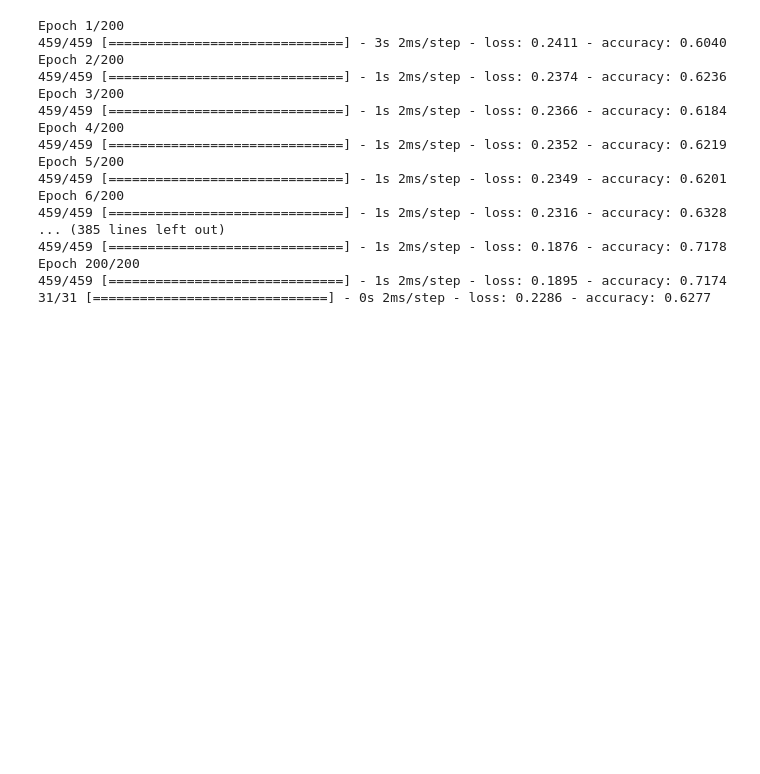
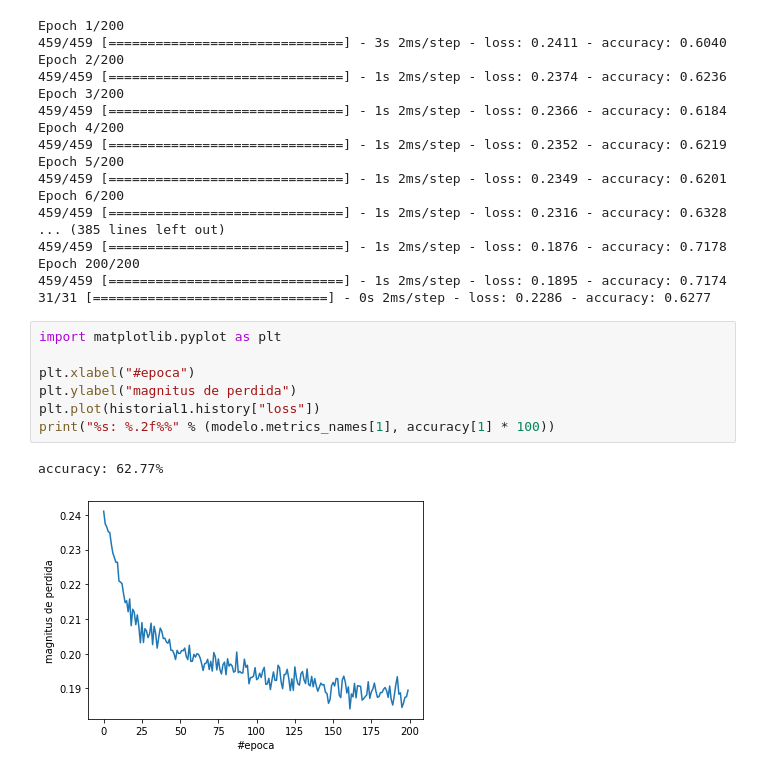
Before and after one commit to JosselynChila/ANNProyecto, a Jupyter notebook: ANNProyecto.ipynb, the cells around one changed output. Drawn from its saved outputs; the diff is of its cells as text; blank space fills up the shorter version.

```diff
--- a/ANNProyecto.ipynb
+++ b/ANNProyecto.ipynb
@@ -73,3 +73,13 @@ Epoch 6/200
 Epoch 200/200
 459/459 [==============================] - 1s 2ms/step - loss: 0.1895 - accuracy: 0.7174
 31/31 [==============================] - 0s 2ms/step - loss: 0.2286 - accuracy: 0.6277
+# %%
+import matplotlib.pyplot as plt
+
+plt.xlabel("#epoca")
+plt.ylabel("magnitus de perdida")
+plt.plot(historial1.history["loss"])
+print("%s: %.2f%%" % (modelo.metrics_names[1], accuracy[1] * 100))
+# %% [output]
+accuracy: 62.77%
+[figure, added]
```
